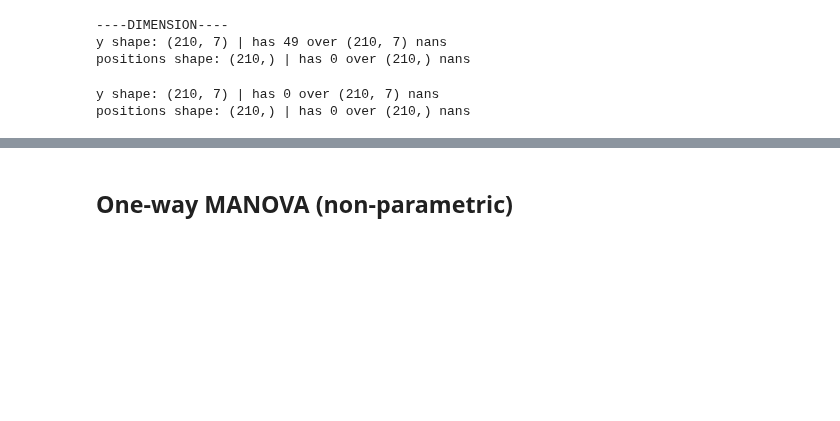
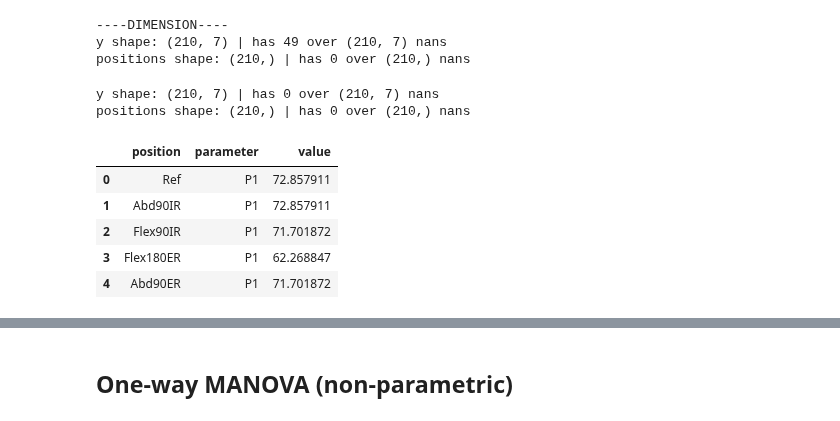
Before and after one commit to romainmartinez/envergo, a Jupyter notebook: 2_model_parameters.ipynb, the cells around one changed output, grey strips where cells are left out. Drawn from its saved outputs; the diff is of its cells as text; code cells hidden in the pictures; blank space fills up the shorter version.

```diff
--- a/2_model_parameters.ipynb
+++ b/2_model_parameters.ipynb
@@ -85,3 +90,19 @@ def spm_heatmap(df, title=None, labels=None, save_fig=False, cmap='viridis', lim
 
     if save_fig:
         fig.savefig('./share/fig/{}.pdf'.format(title), transparent=True)
+# %%
+import pandas as pd
+names_parameters_micro = [f'P{i}'for i in range(1, y.shape[1] + 1)]
+df = pd.DataFrame(y, columns=names_parameters_micro)
+df['position'] = names_positions * nparticipant
+df = df.melt(id_vars=['position'], var_name='parameter')
+# limit outliers
+df['value'] = df['value'].mask(df['value'].sub(df['value'].mean()).div(df['value'].std()).abs().gt(1))
+df.head()
+# %% [output]
+|  | position | parameter | value |
+| 0 | Ref | P1 | 72.857911 |
+| 1 | Abd90IR | P1 | 72.857911 |
+| 2 | Flex90IR | P1 | 71.701872 |
+| 3 | Flex180ER | P1 | 62.268847 |
+| 4 | Abd90ER | P1 | 71.701872 |
```
Also changed, not shown: parts of 5 cells of this notebook, 1 other file.
